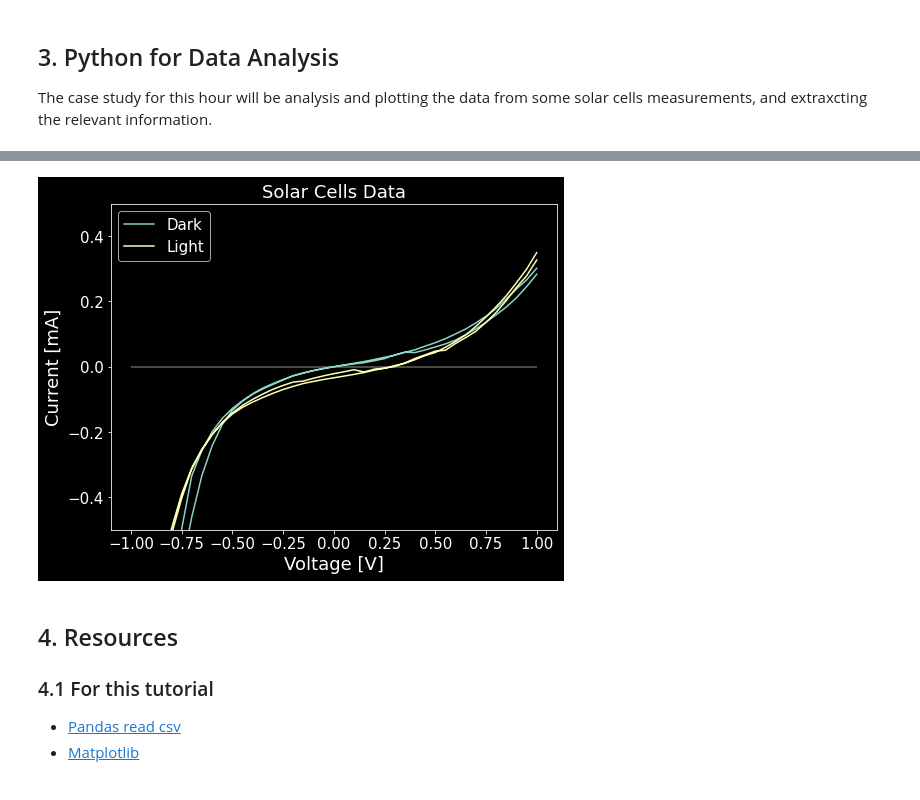
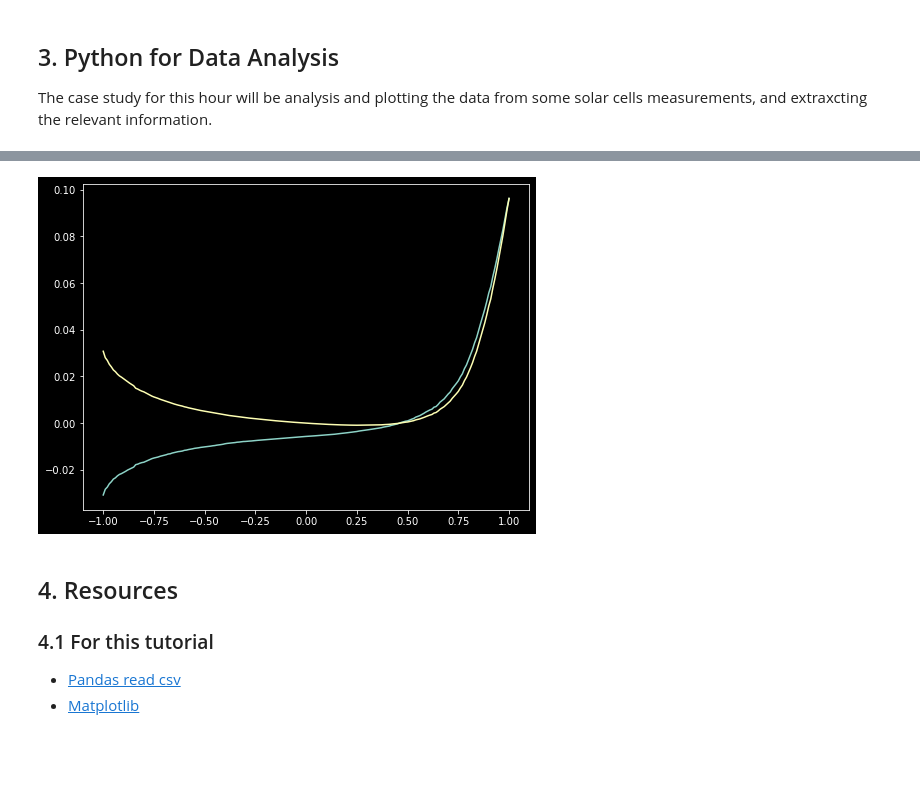
Before and after one commit to brawantonio/python_workshop_july2023, a Jupyter notebook: Python Workshop.ipynb, the cells around one changed output, grey strips where cells are left out. Saved outputs shown, nothing was run; the diff lists cells and outputs as text; code cells hidden in the pictures; blank space fills up the shorter version.

```diff
--- a/Python Workshop.ipynb
+++ b/Python Workshop.ipynb
@@ -66,4 +64,12 @@ filename
+# %%
+import glob
+
+filenames = glob.glob(directory+'/*') #get all the filenames in a given directory
+#filenames
 # %%
-df = pd.read_csv(filename, usecols = [x for x in range(7)]) #reading the csv file with pandas
-df.head() #showing the first 5 rows
+df = pd.read_excel(filenames[0], usecols=[0,1,2])#, sheet_name=0, header=0, names=None, index_col=None, usecols=None)
+df.head()
+
+#df = pd.read_csv(filename, usecols = [x for x in range(7)]) #reading the csv file with pandas
+#df.head() #showing the first 5 rows
 # %% [output]
@@ -77,32 +85,30 @@ df.head() #showing the first 5 rows
 ## Rename columns
 # %%
 #saving the values in the columns into arrays
-voltage_light = df['AV'].values
-current_light = df['AI'].values
-voltage_dark = df['AV.1'].values
-current_dark = df['AI.1'].values
+voltage_light = df['Voltage'].values
+current_light = df['Current'].values
 
-#voltage_light
+power_light = df['POWER'].values
 # %%
 plt.figure(figsize=(8,6)) #figure size
 
-plt.plot(voltage_dark, 1e3*current_dark, label = 'Dark') #plotting
-plt.plot(voltage_light, 1e3*current_light, label = 'Light')
+plt.plot(voltage_light, 1e3*current_light, label = 'Current')
+plt.plot(voltage_light, 1e3*power_light, label = 'Power')
 
-plt.hlines(0, -1, 1, color = 'gray', alpha = 0.75)
+#plt.hlines(0, -1, 1, color = 'gray', alpha = 0.75)
 
-plt.ylim([-0.5, 0.5]) #how can we choose the limits?
-plt.xticks(fontsize=15)
-plt.yticks(fontsize=15)
-plt.legend(loc='best', fontsize=15)
+#plt.ylim([-0.5, 0.5]) #how can we choose the limits?
+#plt.xticks(fontsize=15)
+#plt.yticks(fontsize=15)
+#plt.legend(loc='best', fontsize=15)
 
-plt.title('Solar Cells Data', fontsize = 18)
-plt.xlabel('Voltage [V]', fontsize=18)
-plt.ylabel('Current [mA]', fontsize = 18)
+#plt.title('Solar Cells Data', fontsize = 18)
+#plt.xlabel('Voltage [V]', fontsize=18)
+#plt.ylabel('Current [mA]', fontsize = 18)
 
 plt.show()
 # %% [output]
-[figure, old version]
+[figure, new version]
 # %% [markdown]
 ## 4. Resources
 
```
Also changed, not shown: parts of 5 cells of this notebook.
